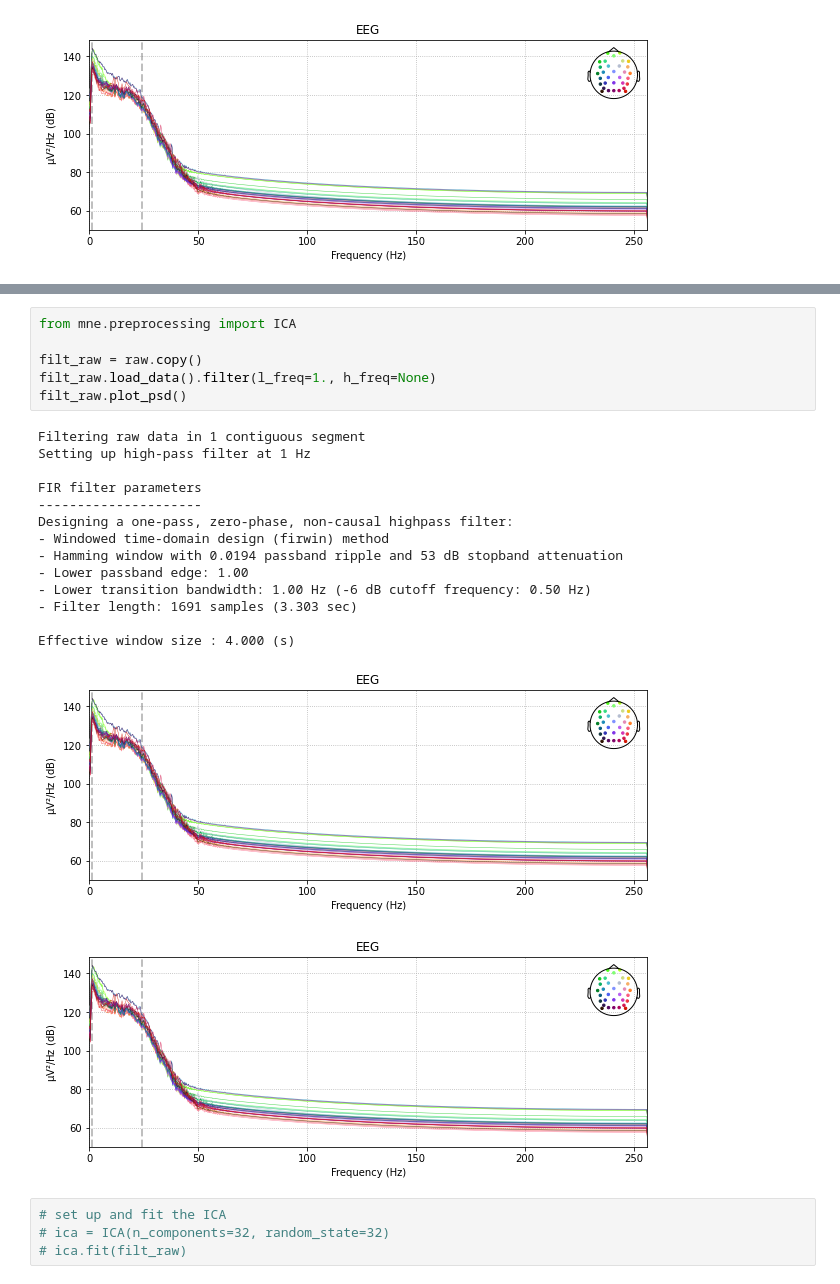
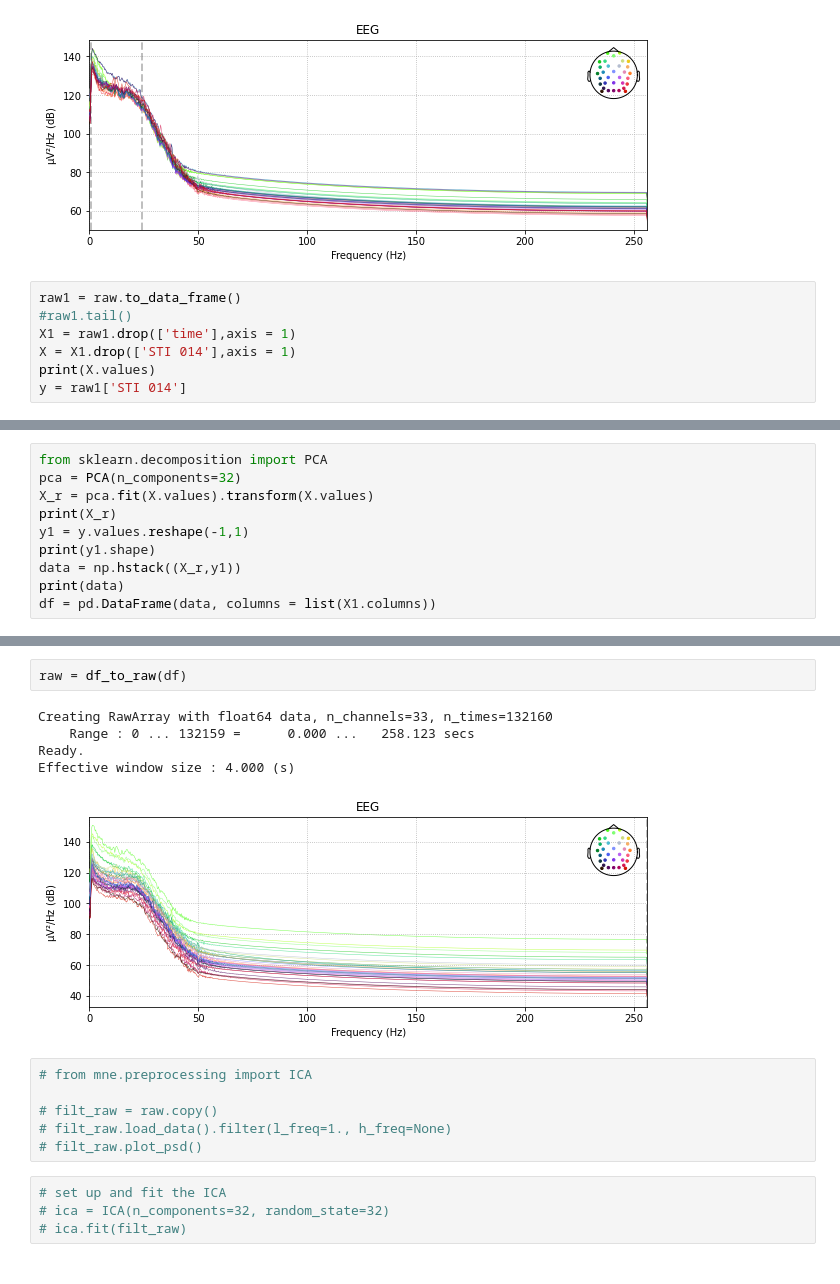
Before and after one commit to zMaxKunGz/CP-DSAI-Project-EEG, a Jupyter notebook: Test_CNN.ipynb, the cells around one changed output, grey strips where cells are left out. Drawn from its saved outputs; the diff is of its cells as text.

```diff
--- a/Test_CNN.ipynb
+++ b/Test_CNN.ipynb
@@ -187,3 +187,10 @@ Butterworth bandpass zero-phase (two-pass forward and reverse) non-causal filter
 Effective window size : 4.000 (s)
 [figure]
 [figure]
+# %%
+raw1 = raw.to_data_frame()
+#raw1.tail()
+X1 = raw1.drop(['time'],axis = 1)
+X = X1.drop(['STI 014'],axis = 1)
+print(X.values)
+y = raw1['STI 014']
@@ -189,0 +211,10 @@ Effective window size : 4.000 (s)
+# %%
+from sklearn.decomposition import PCA
+pca = PCA(n_components=32)
+X_r = pca.fit(X.values).transform(X.values)
+print(X_r)
+y1 = y.values.reshape(-1,1)
+print(y1.shape)
+data = np.hstack((X_r,y1))
+print(data)
+df = pd.DataFrame(data, columns = list(X1.columns))
@@ -190,25 +239,17 @@ Effective window size : 4.000 (s)
+# %%
+raw = df_to_raw(df)
+# %% [output]
+Creating RawArray with float64 data, n_channels=33, n_times=132160
+    Range : 0 ... 132159 =      0.000 ...   258.123 secs
+Ready.
+Effective window size : 4.000 (s)
+[figure, added]
 # %%
-from mne.preprocessing import ICA
+# from mne.preprocessing import ICA
 
-filt_raw = raw.copy()
-filt_raw.load_data().filter(l_freq=1., h_freq=None)
-filt_raw.plot_psd()
+# filt_raw = raw.copy()
+# filt_raw.load_data().filter(l_freq=1., h_freq=None)
+# filt_raw.plot_psd()
-# %% [output]
-Filtering raw data in 1 contiguous segment
-Setting up high-pass filter at 1 Hz
-
-FIR filter parameters
----------------------
-Designing a one-pass, zero-phase, non-causal highpass filter:
-- Windowed time-domain design (firwin) method
-- Hamming window with 0.0194 passband ripple and 53 dB stopband attenuation
-- Lower passband edge: 1.00
-- Lower transition bandwidth: 1.00 Hz (-6 dB cutoff frequency: 0.50 Hz)
-- Filter length: 1691 samples (3.303 sec)
-
-Effective window size : 4.000 (s)
-[figure, removed]
-[figure, removed]
 # %%
 # set up and fit the ICA
 # ica = ICA(n_components=32, random_state=32)
```
Also changed, not shown: parts of 5 cells of this notebook.
